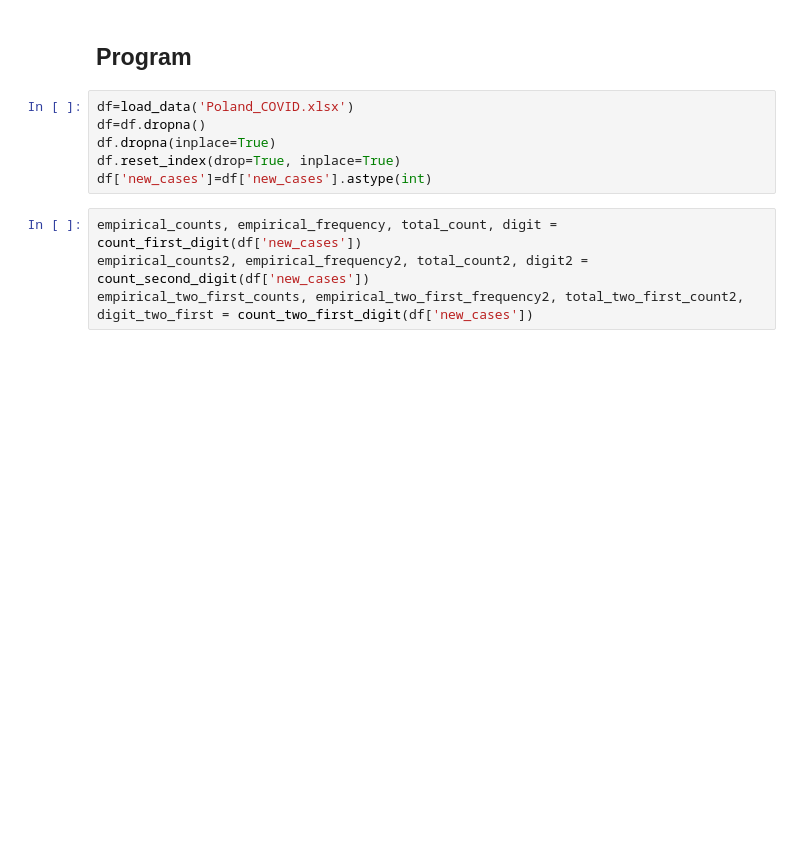
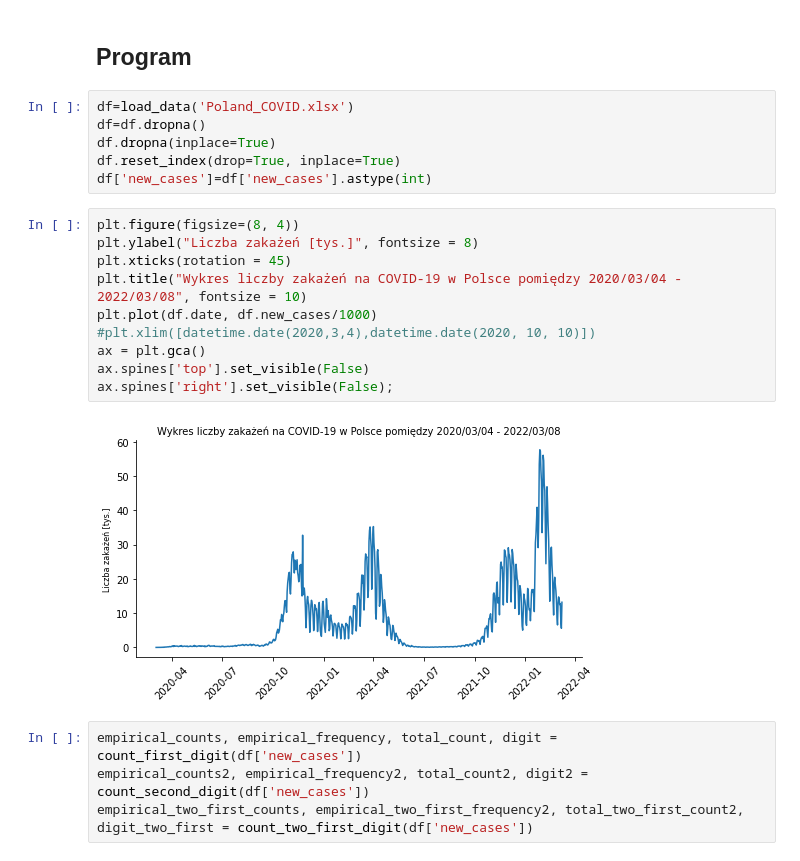
Before and after one commit to antoniperuzynski/BenfordsLaw, a Jupyter notebook: Benford_Law.ipynb, the cells around one changed output. Saved outputs shown, nothing was run; the diff lists cells and outputs as text; blank space fills up the shorter version.

Commit message:
Analysis waves and deaths because of Covid

```diff
--- a/Benford_Law.ipynb
+++ b/Benford_Law.ipynb
@@ -243,6 +243,18 @@ df=df.dropna()
 df.dropna(inplace=True)
 df.reset_index(drop=True, inplace=True)
 df['new_cases']=df['new_cases'].astype(int)
+# %%
+plt.figure(figsize=(8, 4))
+plt.ylabel("Liczba zakażeń [tys.]", fontsize = 8)
+plt.xticks(rotation = 45)
+plt.title("Wykres liczby zakażeń na COVID-19 w Polsce pomiędzy 2020/03/04 - 2022/03/08", fontsize = 10)
+plt.plot(df.date, df.new_cases/1000)
+#plt.xlim([datetime.date(2020,3,4),datetime.date(2020, 10, 10)])
+ax = plt.gca()
+ax.spines['top'].set_visible(False)
+ax.spines['right'].set_visible(False);
+# %% [output]
+[figure, added]
 # %%
 empirical_counts, empirical_frequency, total_count, digit = count_first_digit(df['new_cases'])
 empirical_counts2, empirical_frequency2, total_count2, digit2 = count_second_digit(df['new_cases'])
```
Also changed, not shown: parts of 19 cells of this notebook.
